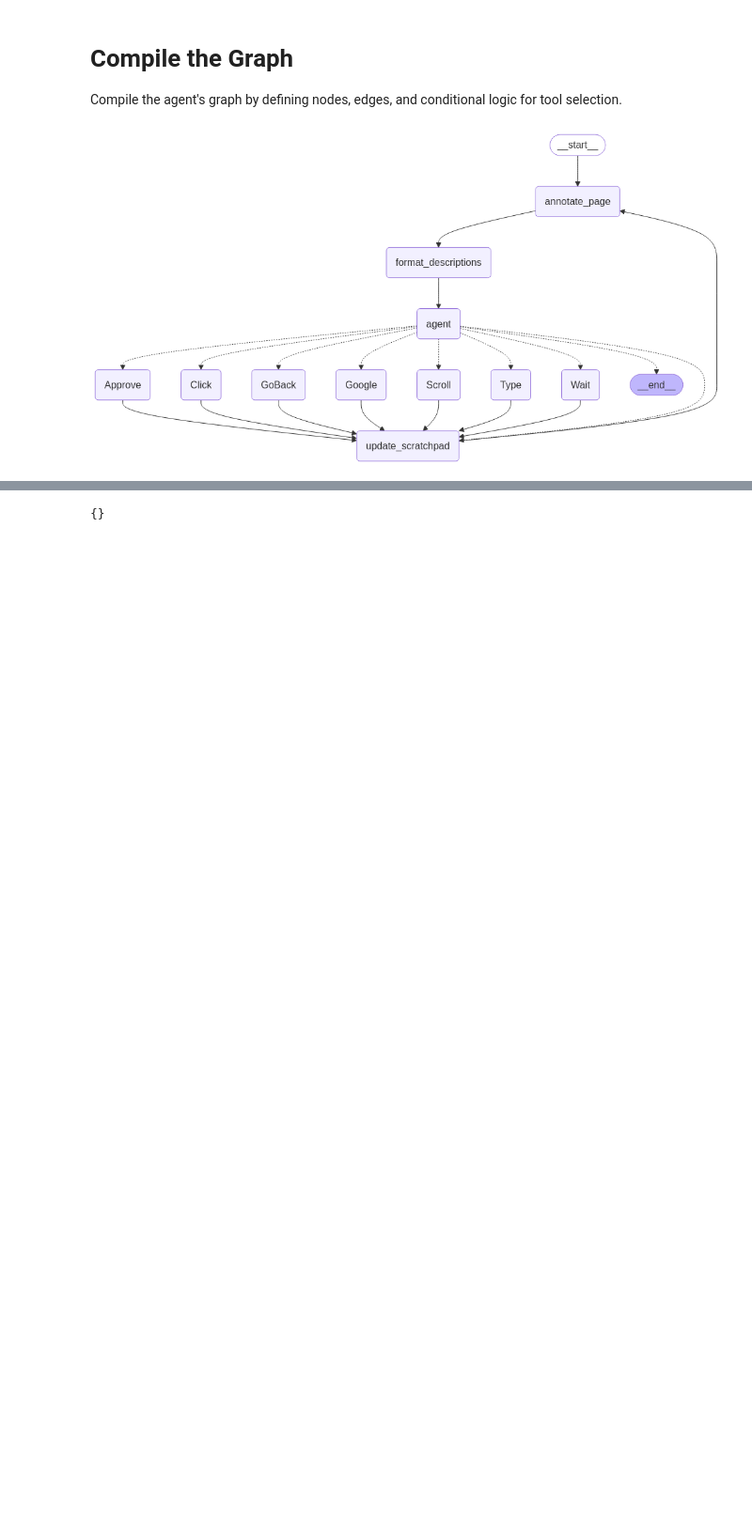
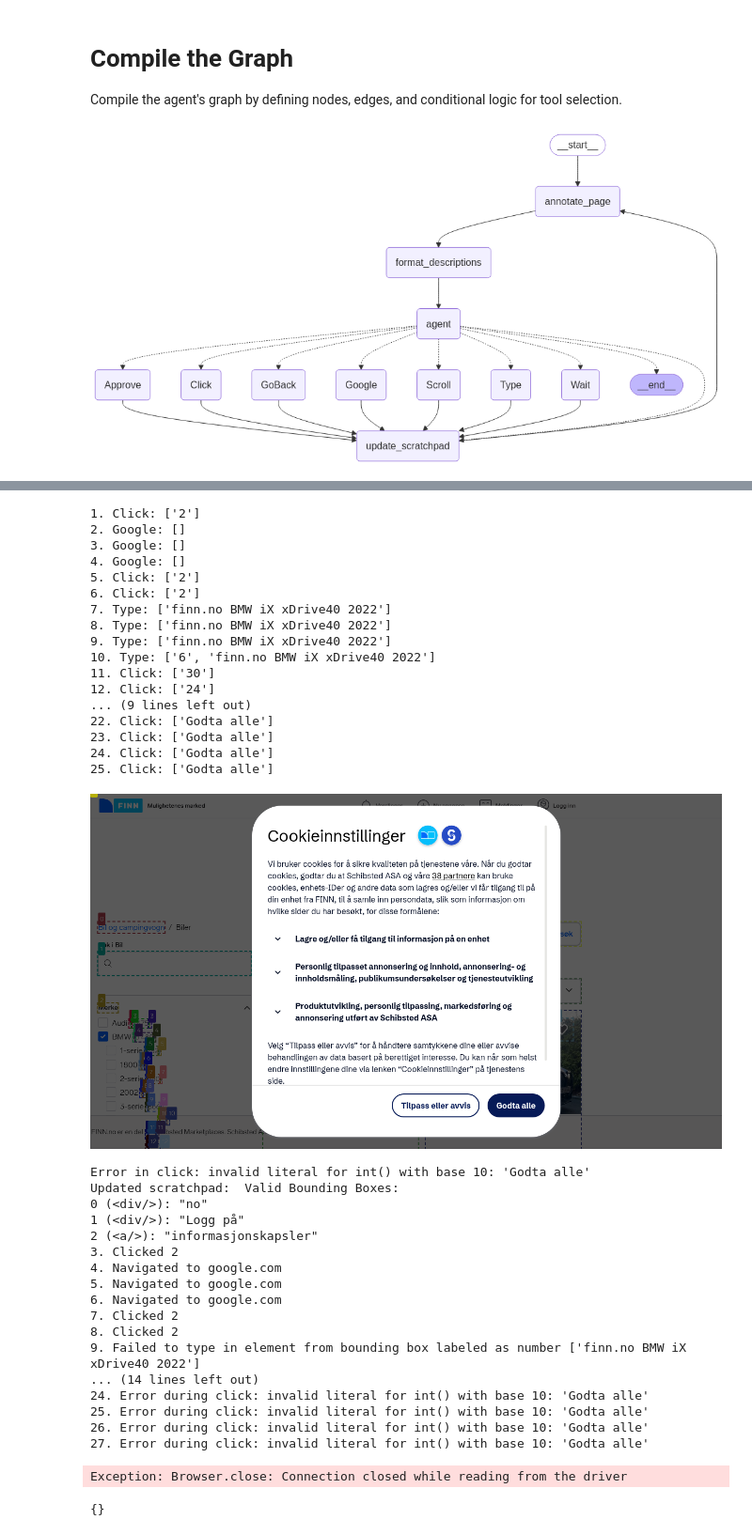
Before and after one commit to CogitoNTNU/cogitoxinfor-agents, a Jupyter notebook: teodor/langgraph/notebooks/web-voyager/new-web-agent.ipynb, the cells around one changed output, grey strips where cells are left out. Shown: that part at 94% size. Saved outputs shown, nothing was run; the diff lists cells and outputs as text; code cells hidden in the pictures; blank space fills up the shorter version.

Commit message:
fixed a new web agent using langgraph. Need to make it compactible with iframe

```diff
--- a/teodor/langgraph/notebooks/web-voyager/new-web-agent.ipynb
+++ b/teodor/langgraph/notebooks/web-voyager/new-web-agent.ipynb
@@ -317,12 +339,27 @@ async def mark_page(page: Page):
 
 async def annotate(state: AgentState):
     try:
+        # Annotate the page and get bounding boxes
         marked_page = await mark_page.with_retry().ainvoke(state.page)
         print("Annotated bounding boxes:", marked_page["bboxes"])  # Log the bounding boxes
         state.img = marked_page["img"]  # Set the annotated image
         state.bboxes = [
             BBox(**bbox) for bbox in marked_page["bboxes"]
         ]  # Convert bounding boxes to BBox objects
+
+        # Check if any bounding box is of type 'iframe'
+        iframe_bbox = next((bbox for bbox in marked_page["bboxes"] if bbox["type"] == "iframe"), None)
+        if iframe_bbox:
+            print("Iframe detected. Switching to iframe context...")
+            # Switch to the iframe context
+            iframe_selector = f"iframe"  # Adjust selector if needed
+            iframe = state.page.frame_locator(iframe_selector)
+            if not iframe:
+                raise Exception("Iframe not found")
+            state.page = iframe  # Update the state to use the iframe context
+        else:
+            print("No iframe detected. Proceeding with normal page context...")
+
     except Exception as e:
         state.observation = f"Error during annotation: {e}"
         print(f"Error in annotate: {e}")
@@ -391,11 +521,11 @@ async def agent(state: AgentState) -> AgentState:
         print("Prompt Text: ", prompt_text)
 
         # Step 4: Get the LLM response
-        response = await llm.ainvoke(prompt_text)
+        response = await structured_llm.ainvoke(prompt_text)
         print("LLM Response: ", response)
         # Step 5: Parse the LLM response
-        prediction = parse_llm_response(response.content)
-        #prediction = Prediction(action=response.action, args=response.args)
+        #prediction = parse_llm_response(response.content)
+        prediction = Prediction(action=response.action, args=response.args)
         print("Prediction: ", prediction)
 
         # Step 6: Update the agent state with the prediction
@@ -533,10 +642,10 @@ import asyncio
 import uuid
 import base64
 
-config = {
-        "recursion_limit": 150,
-        "thread_id": str(uuid.uuid4()),
-}
+config ={
+    "thread_id": str(uuid.uuid4()),
+    "recursion_limit": 150,
+    }
 
 # Run the agent
 async def test_agent(query: str, config: dict = config):
@@ -558,6 +667,8 @@ async def test_agent(query: str, config: dict = config):
 
     # Navigate to Google
     await page.goto("https://www.google.com")
+    await page.wait_for_selector("text=Godta alle", timeout=5000)  # Wait up to 5 seconds
+    await page.click("text=Godta alle")
 
     # Create an initial AgentState
     state = AgentState(
@@ -643,3 +724,48 @@ Exception: Browser.close: Connection closed while reading from the driver
+# %%
+# Run the test
+res = await test_agent(
+query=""""
+Go to finn.no and search for 'BMW iX xDrive40 2022'.
+Click on the first result and scroll down to see the details.
+"""
+)
+# %% [output]
+1. Click: ['2']
+2. Google: []
+3. Google: []
+4. Google: []
+5. Click: ['2']
+6. Click: ['2']
+7. Type: ['finn.no BMW iX xDrive40 2022']
+8. Type: ['finn.no BMW iX xDrive40 2022']
+9. Type: ['finn.no BMW iX xDrive40 2022']
+10. Type: ['6', 'finn.no BMW iX xDrive40 2022']
+11. Click: ['30']
+12. Click: ['24']
+... (9 lines left out)
+22. Click: ['Godta alle']
+23. Click: ['Godta alle']
+24. Click: ['Godta alle']
+25. Click: ['Godta alle']
+[figure, added]
+Error in click: invalid literal for int() with base 10: 'Godta alle'
+Updated scratchpad:  Valid Bounding Boxes:
+0 (<div/>): "no"
+1 (<div/>): "Logg på"
+2 (<a/>): "informasjonskapsler"
+3. Clicked 2
+4. Navigated to google.com
+5. Navigated to google.com
+6. Navigated to google.com
+7. Clicked 2
+8. Clicked 2
+9. Failed to type in element from bounding box labeled as number ['finn.no BMW iX xDrive40 2022']
+... (14 lines left out)
+24. Error during click: invalid literal for int() with base 10: 'Godta alle'
+25. Error during click: invalid literal for int() with base 10: 'Godta alle'
+26. Error during click: invalid literal for int() with base 10: 'Godta alle'
+27. Error during click: invalid literal for int() with base 10: 'Godta alle'
+Exception: Browser.close: Connection closed while reading from the driver
 # %%
 state_values = graph.get_state(config=config).values
 state_values
```
Also changed, not shown: parts of 9 cells of this notebook, 1 other file.
